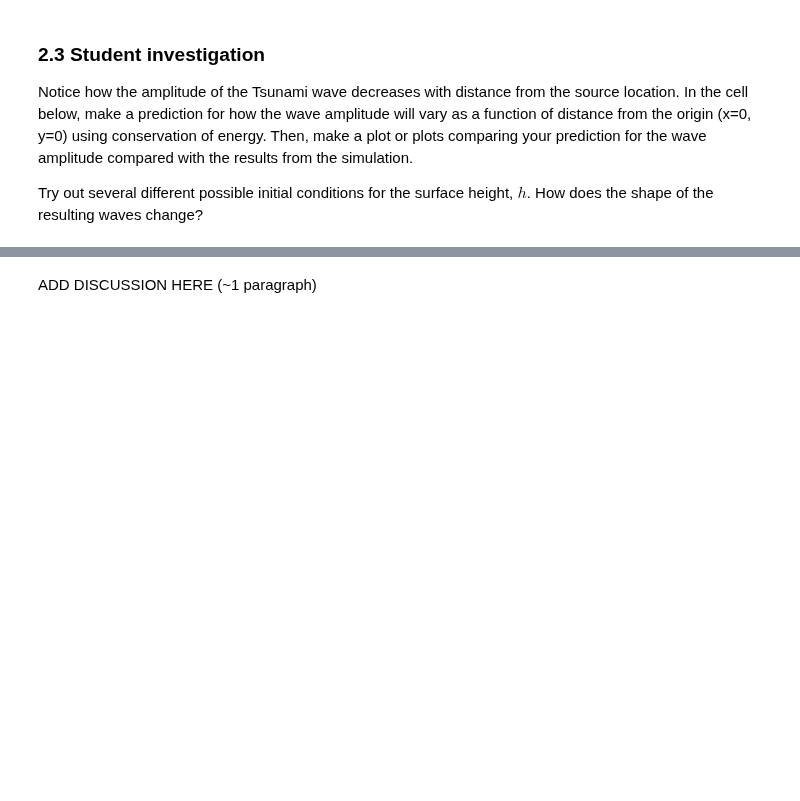
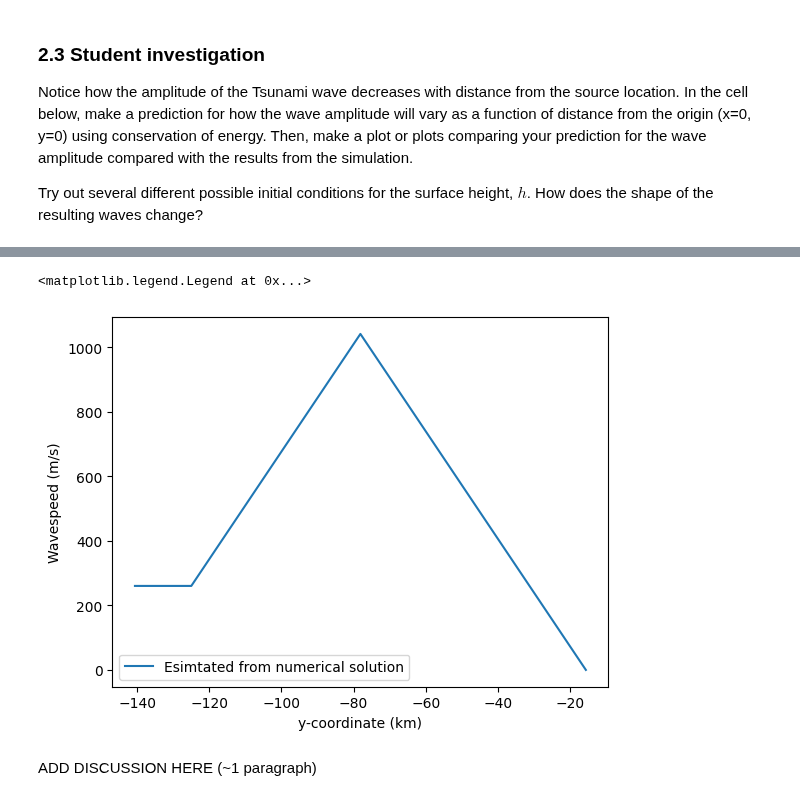
Before and after one commit to sjg230/QCES_LNM, a Jupyter notebook: Project3_tsunami.ipynb, the cells around one changed output, grey strips where cells are left out. Drawn from its saved outputs; the diff is of its cells as text; code cells hidden in the pictures; blank space fills up the shorter version.

```diff
--- a/Project3_tsunami.ipynb
+++ b/Project3_tsunami.ipynb
@@ -489,3 +547,24 @@ ADD PREDICTION OF WAVE AMPLITUDE HERE (a few sentences and/or equations)
+# %%
+# do the same for y (should be the same as radially symmetrical)
+#y_peak = y[np.argmax(h_save[:10,32,:32],axis=1)]
+indices = np.argmax(h_save[:10, 32, :32], axis=1)
+y_peak = y[0, indices]
+u_peak = np.zeros(10)
+
+# For each timestep, estimate speed (using distance over time)
+for i in range(1,10):
+  u_peak[i] = (y_peak[i]-y_peak[i-1])/timestep
+
+fig, ax = plt.subplots()
+
+ax.plot(y_peak/1000,np.abs(u_peak), label="Esimtated from numerical solution")
+#ax.set_xlim(250,550)
+ax.set_xlabel('y-coordinate (km)')
+ax.set_ylabel('Wavespeed (m/s)')
+ax.legend()
+# %% [output]
+<matplotlib.legend.Legend at 0x...>
+[figure, added]
 # %% [markdown]
 ADD DISCUSSION HERE (~1 paragraph)
 # %% [markdown]
```
Also changed, not shown: parts of 13 cells of this notebook.
